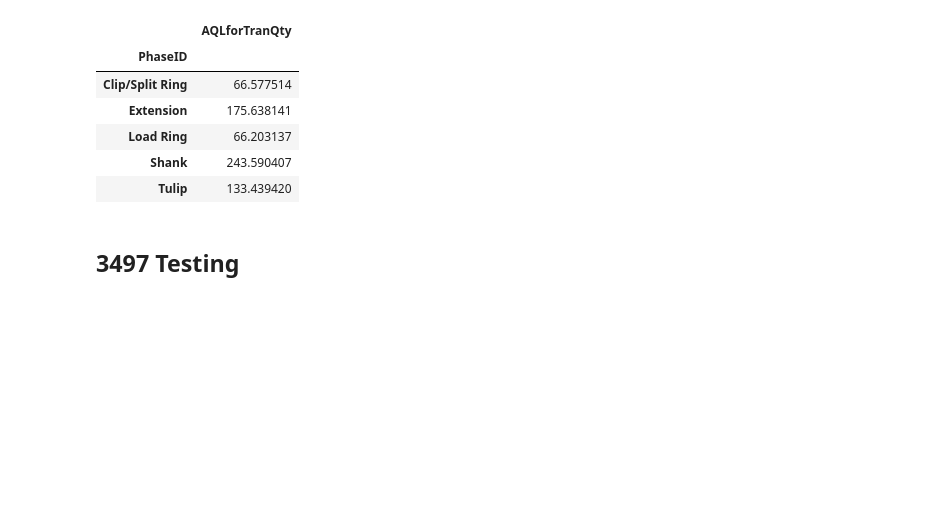
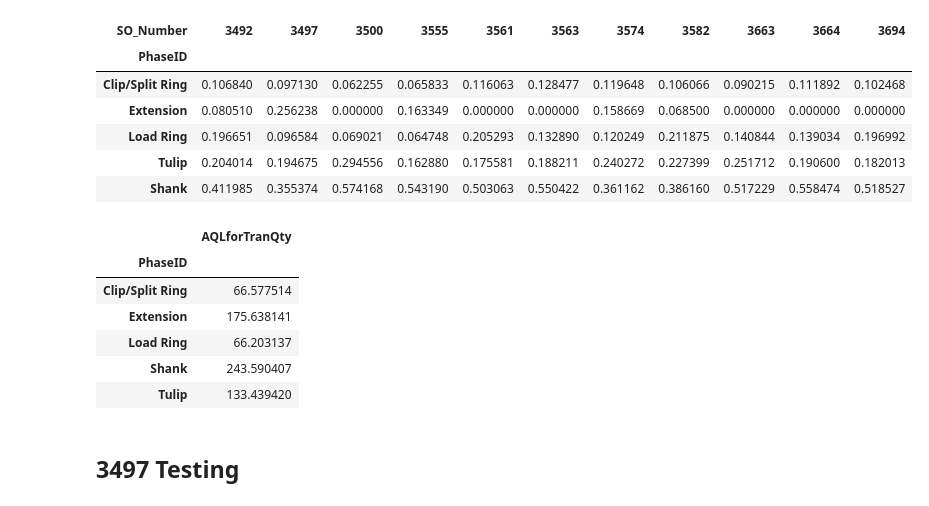
Before and after one commit to tall-geese/AQL-order-breakdown, a Jupyter notebook: notebooks/Analysis of Modular Components Impact on AQL.ipynb, the cells around one changed output. Drawn from its saved outputs; the diff is of its cells as text; code cells hidden in the pictures; blank space fills up the shorter version.

```diff
--- a/notebooks/Analysis of Modular Components Impact on AQL.ipynb
+++ b/notebooks/Analysis of Modular Components Impact on AQL.ipynb
@@ -226,3 +245,13 @@ ax.tick_params(axis='y', labelrotation=.5)
+# %%
+pivot_df.head()
+# %% [output]
+| SO_Number | 3492 | 3497 | 3500 | 3555 | 3561 | 3563 | 3574 | 3582 | 3663 | 3664 | 3694 |
+| PhaseID |  |  |  |  |  |  |  |  |  |  |  |
+| Clip/Split Ring | 0.106840 | 0.097130 | 0.062255 | 0.065833 | 0.116063 | 0.128477 | 0.119648 | 0.106066 | 0.090215 | 0.111892 | 0.102468 |
+| Extension | 0.080510 | 0.256238 | 0.000000 | 0.163349 | 0.000000 | 0.000000 | 0.158669 | 0.068500 | 0.000000 | 0.000000 | 0.000000 |
+| Load Ring | 0.196651 | 0.096584 | 0.069021 | 0.064748 | 0.205293 | 0.132890 | 0.120249 | 0.211875 | 0.140844 | 0.139034 | 0.196992 |
+| Tulip | 0.204014 | 0.194675 | 0.294556 | 0.162880 | 0.175581 | 0.188211 | 0.240272 | 0.227399 | 0.251712 | 0.190600 | 0.182013 |
+| Shank | 0.411985 | 0.355374 | 0.574168 | 0.543190 | 0.503063 | 0.550422 | 0.361162 | 0.386160 | 0.517229 | 0.558474 | 0.518527 |
 # %%
 so_3497 = so_df[so_df['JobNum'].str.contains('3497')]
 
```
Also changed, not shown: parts of 7 cells of this notebook, 3 other files.
